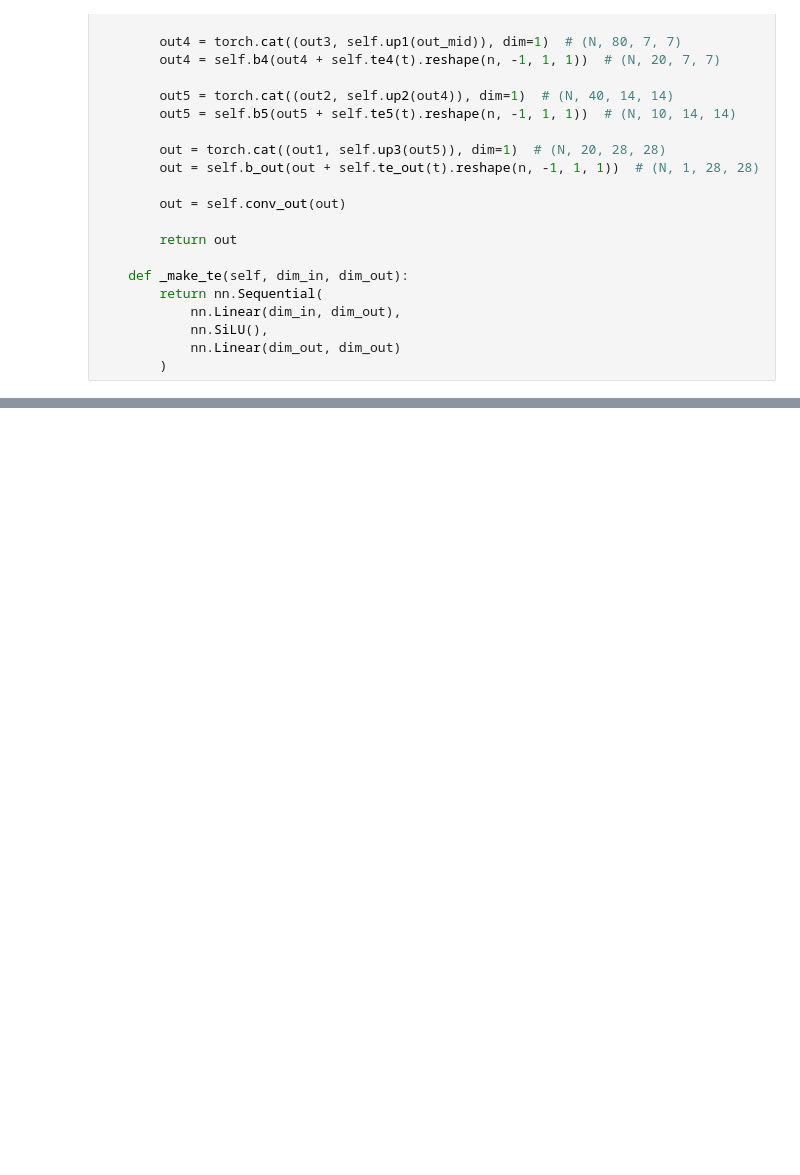
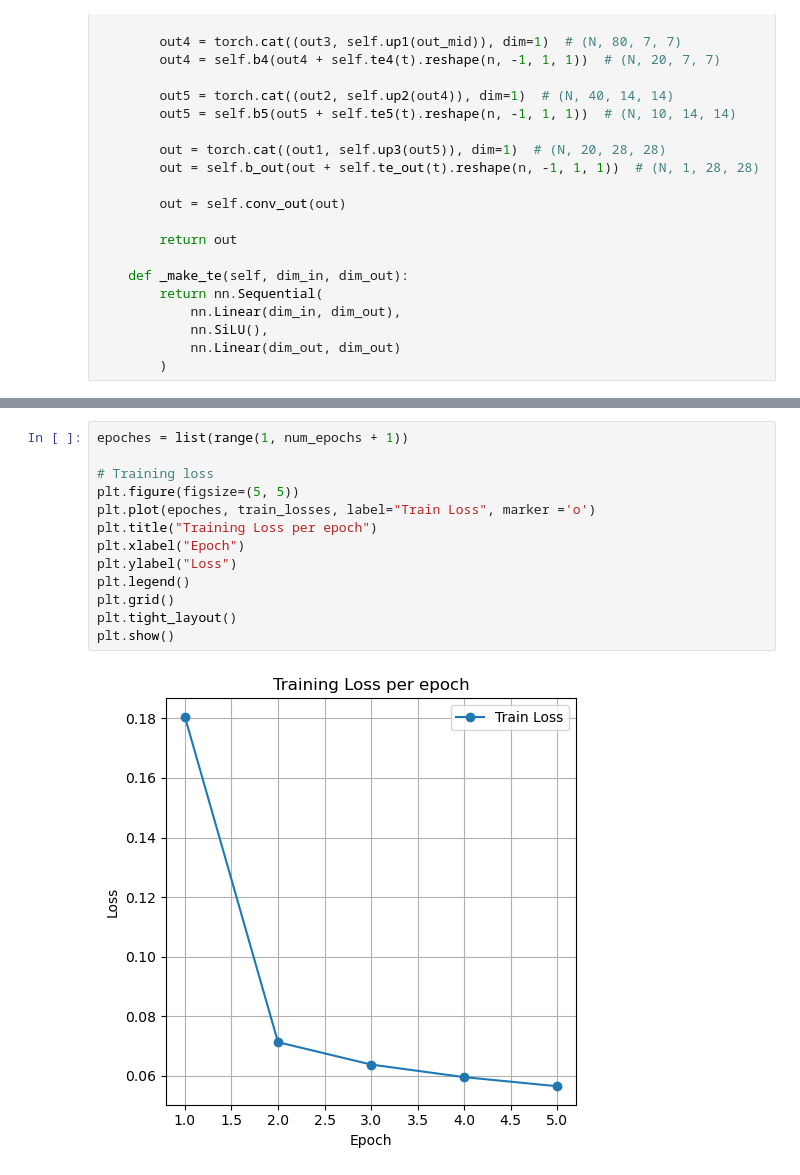
Before and after one commit to emilcw/wasp-deep-learning-module3, a Jupyter notebook: main.ipynb, the cells around one changed output, grey strips where cells are left out. Cells and saved outputs as stored; diff of their text form; blank space fills up the shorter version.

```diff
--- a/main.ipynb
+++ b/main.ipynb
@@ -551,0 +835,15 @@ show_reverse_compact(best_model, device, n_images=1)
+# %%
+epoches = list(range(1, num_epochs + 1))
+
+# Training loss
+plt.figure(figsize=(5, 5))
+plt.plot(epoches, train_losses, label="Train Loss", marker ='o')
+plt.title("Training Loss per epoch")
+plt.xlabel("Epoch")
+plt.ylabel("Loss")
+plt.legend()
+plt.grid()
+plt.tight_layout()
+plt.show()
+# %% [output]
+[figure, added]
```
Also changed, not shown: parts of 15 cells of this notebook.
